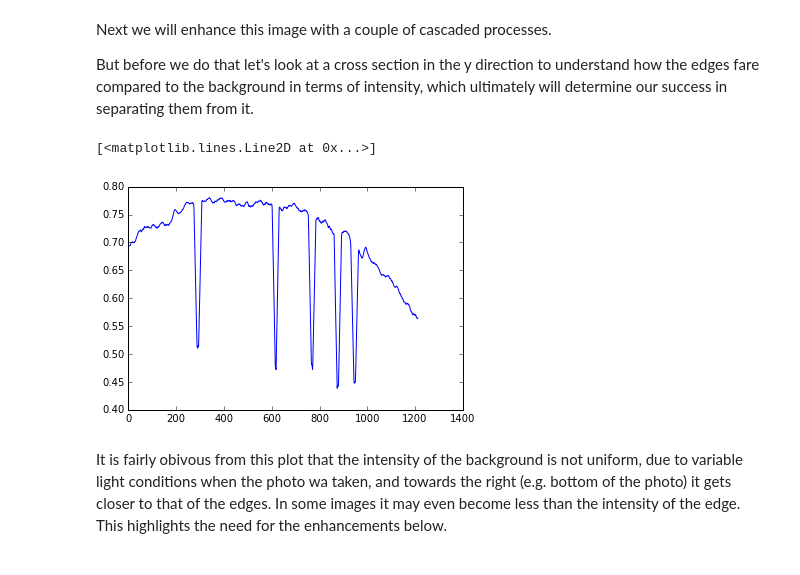
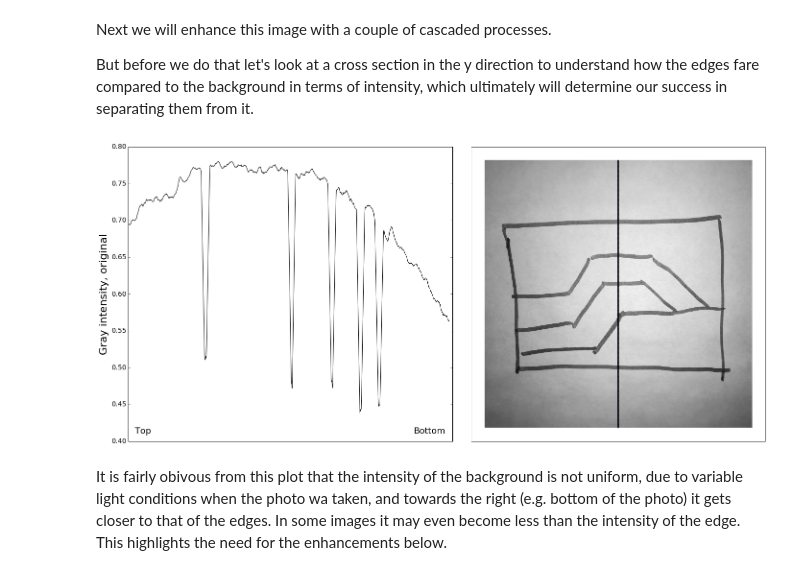
Before and after one commit to mycarta/sketch2model, a Jupyter notebook: initial_image_enhancement_example.ipynb, the cells around one changed output. Drawn from its saved outputs; the diff is of its cells as text; code cells hidden in the pictures.

Commit message:
update image processing example notebook

```diff
--- a/initial_image_enhancement_example.ipynb
+++ b/initial_image_enhancement_example.ipynb
@@ -31,10 +35,33 @@ Next we will enhance this image with a couple of cascaded processes.
 But before we do that let's look at a cross section in the y direction to understand how the edges fare compared to the background in terms of intensity, which ultimately will determine our success in separating them from it.
 # %%
 flt = np.ones(13) # 1D convolutional filter to smooth the cross section for ease of view
-plt.plot(signal.convolve(im[:, 200], flt, mode='valid') / sum(flt))
-# %% [output]
-[<matplotlib.lines.Line2D at 0x...>]
-[figure, removed]
+# %%
+fig = plt.figure(figsize=(20, 9))
+ax = fig.add_subplot(1,2,1)
+plt.plot(signal.convolve(im[:, 200], flt, mode='valid') / sum(flt), color='k')
+plt.xlim(0, 1223)
+ax.set_xticks([])
+ax.text(0.02, 0.02, 'Top',
+        verticalalignment='bottom', horizontalalignment='left',
+        transform=ax.transAxes,
+        color='k', fontsize=18)
+ax.text(0.88, 0.02, 'Bottom',
+        verticalalignment='bottom', horizontalalignment='left',
+        transform=ax.transAxes,
+        color='k', fontsize=18)
+
+plt.ylabel('Gray intensity, original', fontsize=22)
+ax.yaxis.set_tick_params(labelsize=14)
+
+
+ax1 = fig.add_subplot(1, 2, 2)
+plt.imshow(im, cmap='gray')
+plt.scatter(x=[np.ones(612)*612], y=[np.arange(0,1224,2)], s=4)
+ax1.set_xticks([])
+ax1.set_yticks([])
+plt.tight_layout()
+# %% [output]
+[figure, added]
 # %% [markdown]
  It is fairly obivous from this plot that the intensity of the background is not uniform, due to variable light conditions when the photo wa taken, and towards the right (e.g. bottom of the photo) it gets closer to that of the edges. In some images it may even become less than the intensity of the edge. This highlights the need for the enhancements below.
 # %%
```
Also changed, not shown: parts of 11 cells of this notebook.
